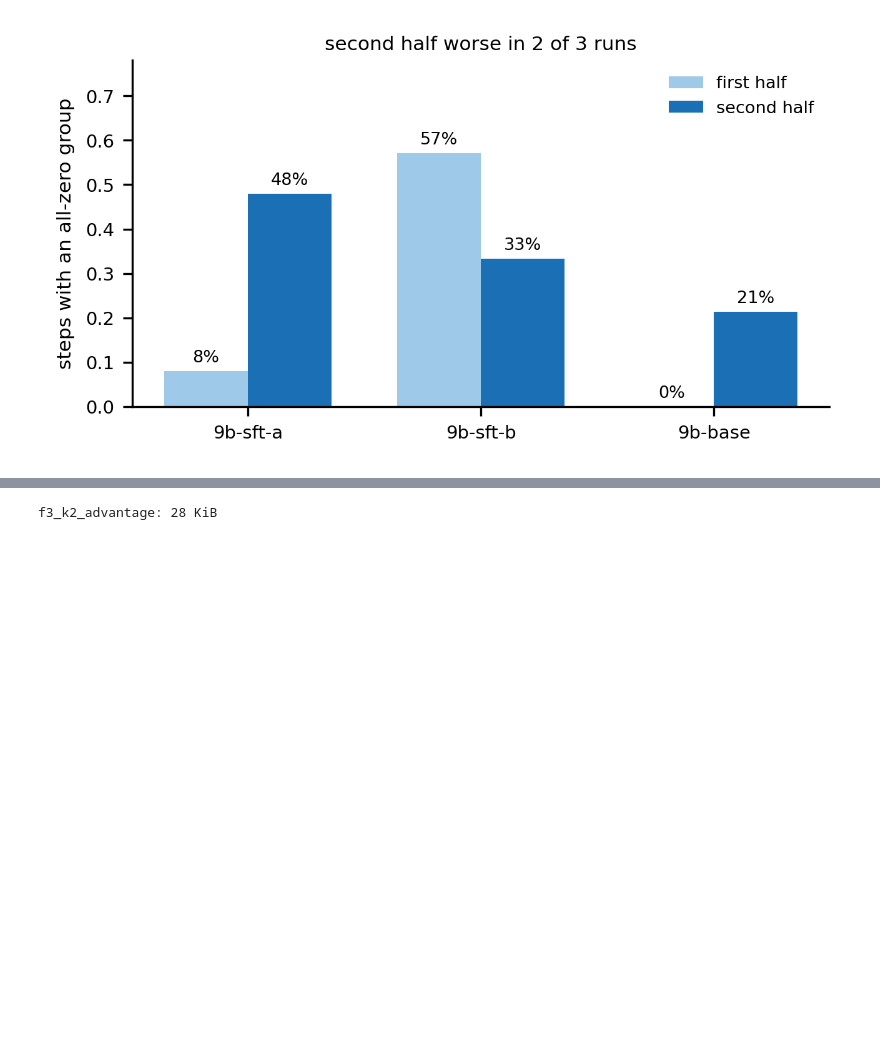
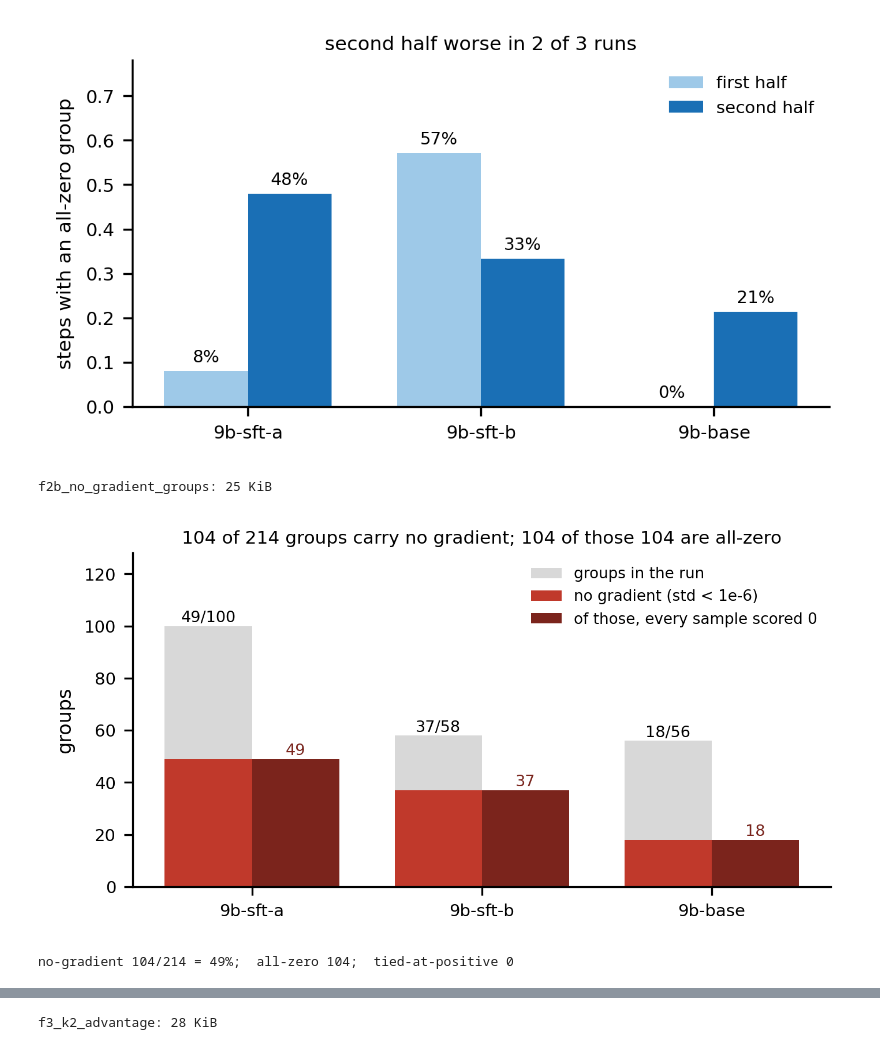
Before and after one commit to KangOxford/Large-Discovery-Models, a Jupyter notebook: rl/ldm_reward/reward_zero_variance.ipynb, the cells around one changed output, grey strips where cells are left out. Saved outputs shown, nothing was run; the diff lists cells and outputs as text; code cells hidden in the pictures; blank space fills up the shorter version.

```diff
--- a/rl/ldm_reward/reward_zero_variance.ipynb
+++ b/rl/ldm_reward/reward_zero_variance.ipynb
@@ -159,6 +163,33 @@ save(fig, "f2_ratchet")
 # %% [output]
 f2_ratchet: 20 KiB
 [figure]
+# %%
+# F -- the counters slime already emits, read from runs/<RUN>/train.log. These
+# say directly what the group-mean series could only bound: how many groups
+# carried no gradient, and which of the two ways they got there.
+fig, ax = plt.subplots(figsize=(5.2, 2.5))
+xs = np.arange(len(ORDER)); w = 0.38
+tot = [RUNS[k]["groups_total"] for k in ORDER]
+ngr = [RUNS[k]["groups_no_gradient"] for k in ORDER]
+zro = [RUNS[k]["groups_exactly_zero"] for k in ORDER]
+ax.bar(xs - w/2, tot, w, color="#d8d8d8", label="groups in the run")
+ax.bar(xs - w/2, ngr, w, color="#c0392b", label="no gradient (std < 1e-6)")
+ax.bar(xs + w/2, zro, w, color="#7b241c", label="of those, every sample scored 0")
+for x, t, g, z in zip(xs, tot, ngr, zro):
+    ax.text(x - w/2, t + 1.5, f"{g}/{t}", ha="center", fontsize=6.5)
+    ax.text(x + w/2, z + 1.5, f"{z}", ha="center", fontsize=6.5, color="#7b241c")
+ax.set_xticks(xs); ax.set_xticklabels(ORDER); ax.set_ylabel("groups")
+ax.legend(frameon=False, fontsize=6.3, loc="upper right")
+ax.set_ylim(0, max(tot) * 1.28)
+T = sum(tot); G = sum(ngr); Z = sum(zro)
+ax.set_title(f"{G} of {T} groups carry no gradient; {Z} of those {G} are all-zero",
+             fontsize=7.5, pad=4)
+save(fig, "f2b_no_gradient_groups")
+print(f"no-gradient {G}/{T} = {G/T:.0%};  all-zero {Z};  tied-at-positive {G-Z}")
+# %% [output]
+f2b_no_gradient_groups: 25 KiB
+[figure, added]
+no-gradient 104/214 = 49%;  all-zero 104;  tied-at-positive 0
 # %% [markdown]
 ## 3. At K=2 the advantage has no magnitude
 
```
Also changed, not shown: parts of 5 cells of this notebook, 4 other files.
